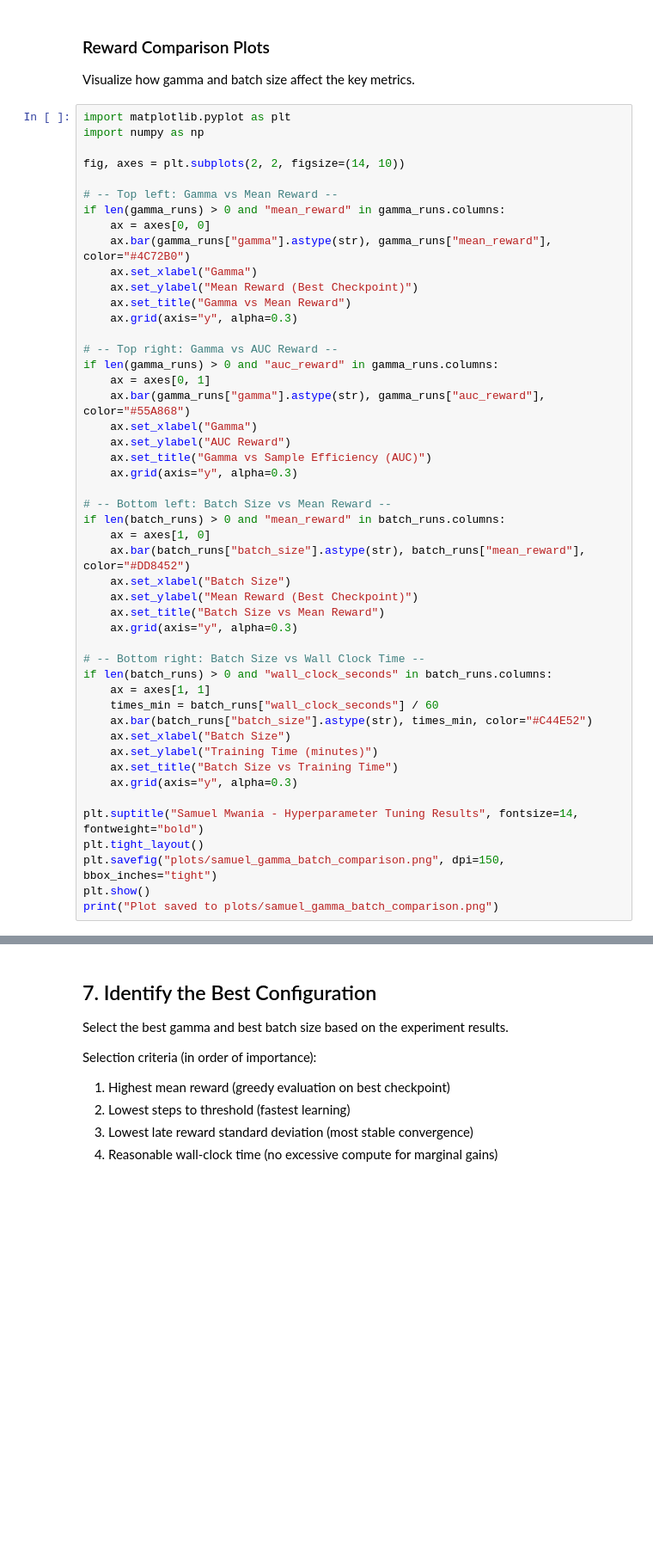
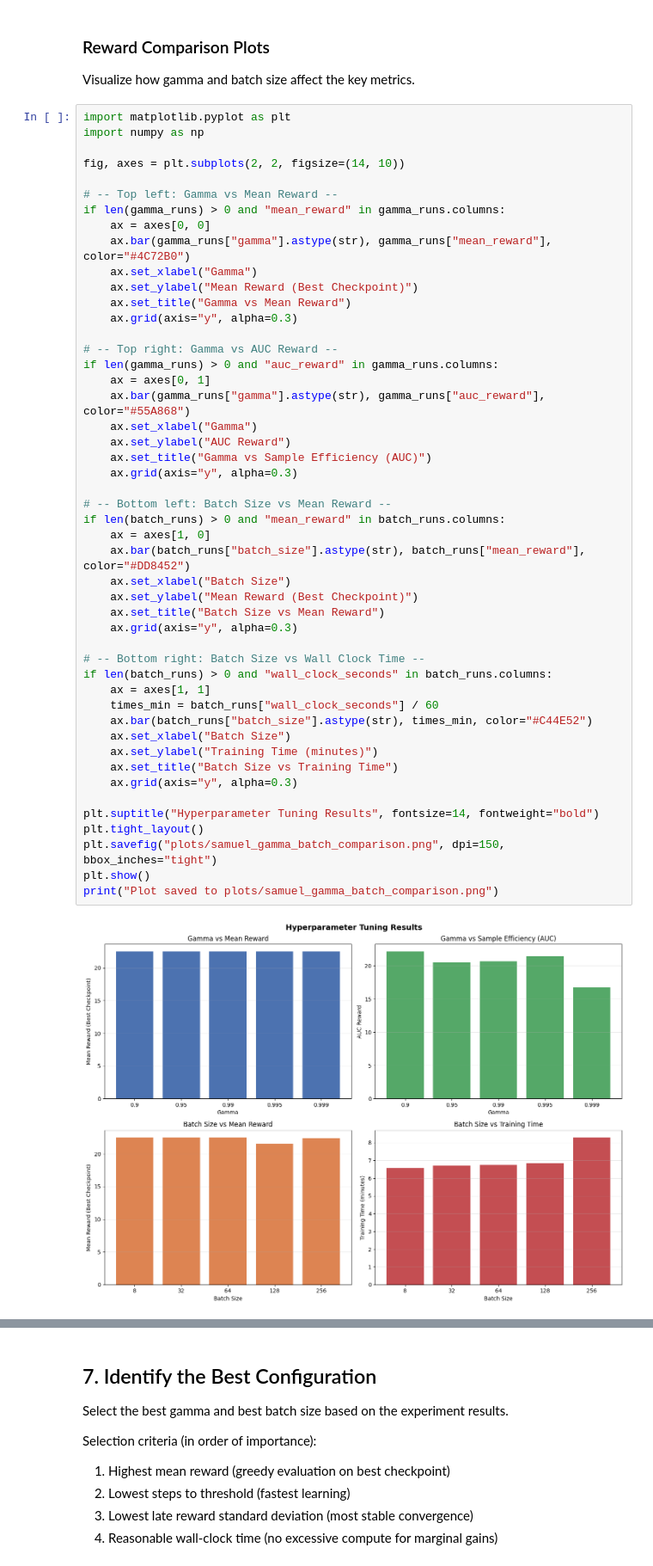
Before and after one commit to kelvintawe12/Freeway-DQN_formative3, a Jupyter notebook: notebooks/Samuel_Mwania_Experiments.ipynb, the cells around one changed output, grey strips where cells are left out. Shown at 86% size. Cells and saved outputs as stored; diff of their text form; blank space fills up the shorter version.

Commit message:
Finalize hyperparameter tuning notebook

```diff
--- a/notebooks/Samuel_Mwania_Experiments.ipynb
+++ b/notebooks/Samuel_Mwania_Experiments.ipynb
@@ -283,31 +398,33 @@ if len(gamma_runs) > 0 and "auc_reward" in gamma_runs.columns:
     ax = axes[0, 1]
     ax.bar(gamma_runs["gamma"].astype(str), gamma_runs["auc_reward"], color="#55A868")
     ax.set_xlabel("Gamma")
     ax.set_ylabel("AUC Reward")
     ax.set_title("Gamma vs Sample Efficiency (AUC)")
     ax.grid(axis="y", alpha=0.3)
 
 # -- Bottom left: Batch Size vs Mean Reward --
 if len(batch_runs) > 0 and "mean_reward" in batch_runs.columns:
     ax = axes[1, 0]
     ax.bar(batch_runs["batch_size"].astype(str), batch_runs["mean_reward"], color="#DD8452")
     ax.set_xlabel("Batch Size")
     ax.set_ylabel("Mean Reward (Best Checkpoint)")
     ax.set_title("Batch Size vs Mean Reward")
     ax.grid(axis="y", alpha=0.3)
 
 # -- Bottom right: Batch Size vs Wall Clock Time --
 if len(batch_runs) > 0 and "wall_clock_seconds" in batch_runs.columns:
     ax = axes[1, 1]
     times_min = batch_runs["wall_clock_seconds"] / 60
     ax.bar(batch_runs["batch_size"].astype(str), times_min, color="#C44E52")
     ax.set_xlabel("Batch Size")
     ax.set_ylabel("Training Time (minutes)")
     ax.set_title("Batch Size vs Training Time")
     ax.grid(axis="y", alpha=0.3)
 
-plt.suptitle("Samuel Mwania - Hyperparameter Tuning Results", fontsize=14, fontweight="bold")
+plt.suptitle("Hyperparameter Tuning Results", fontsize=14, fontweight="bold")
 plt.tight_layout()
 plt.savefig("plots/samuel_gamma_batch_comparison.png", dpi=150, bbox_inches="tight")
 plt.show()
 print("Plot saved to plots/samuel_gamma_batch_comparison.png")
+# %% [output]
+[figure, added]
```
Also changed, not shown: parts of 33 cells of this notebook.
